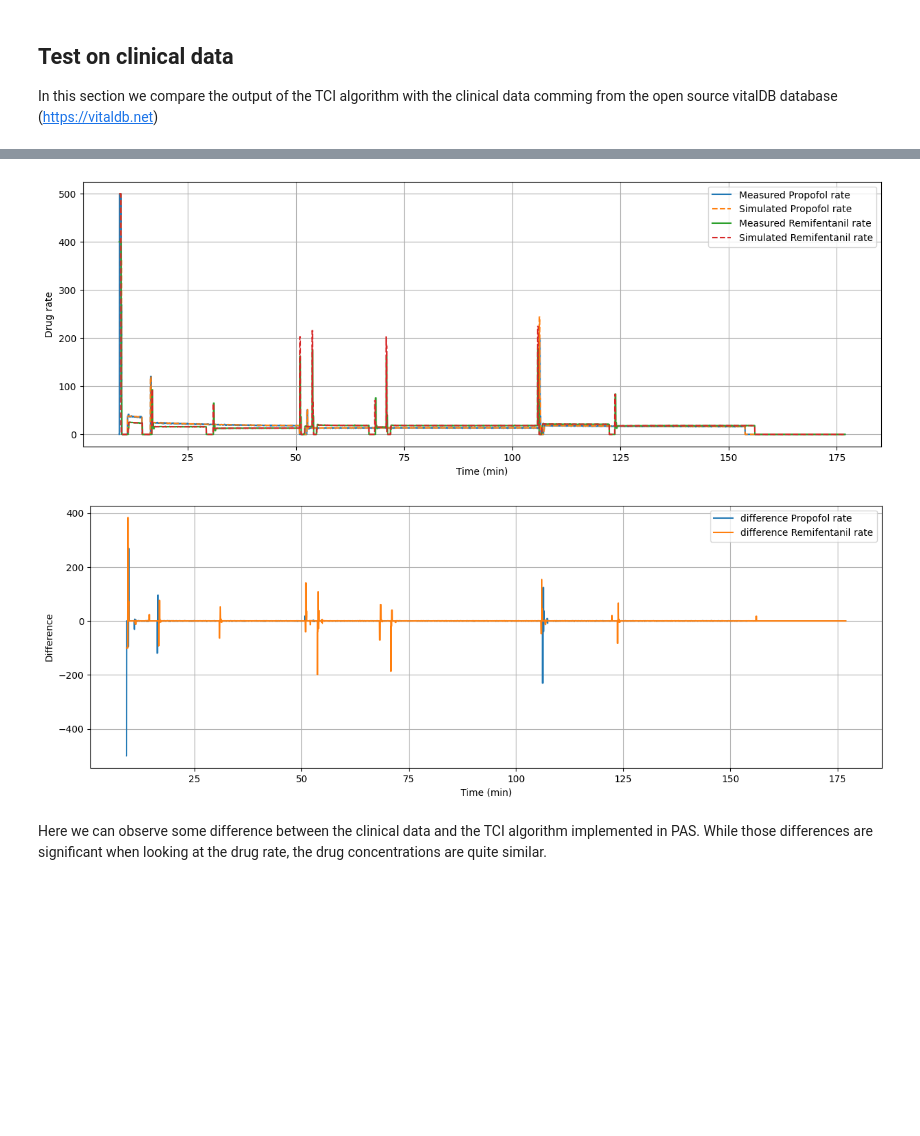
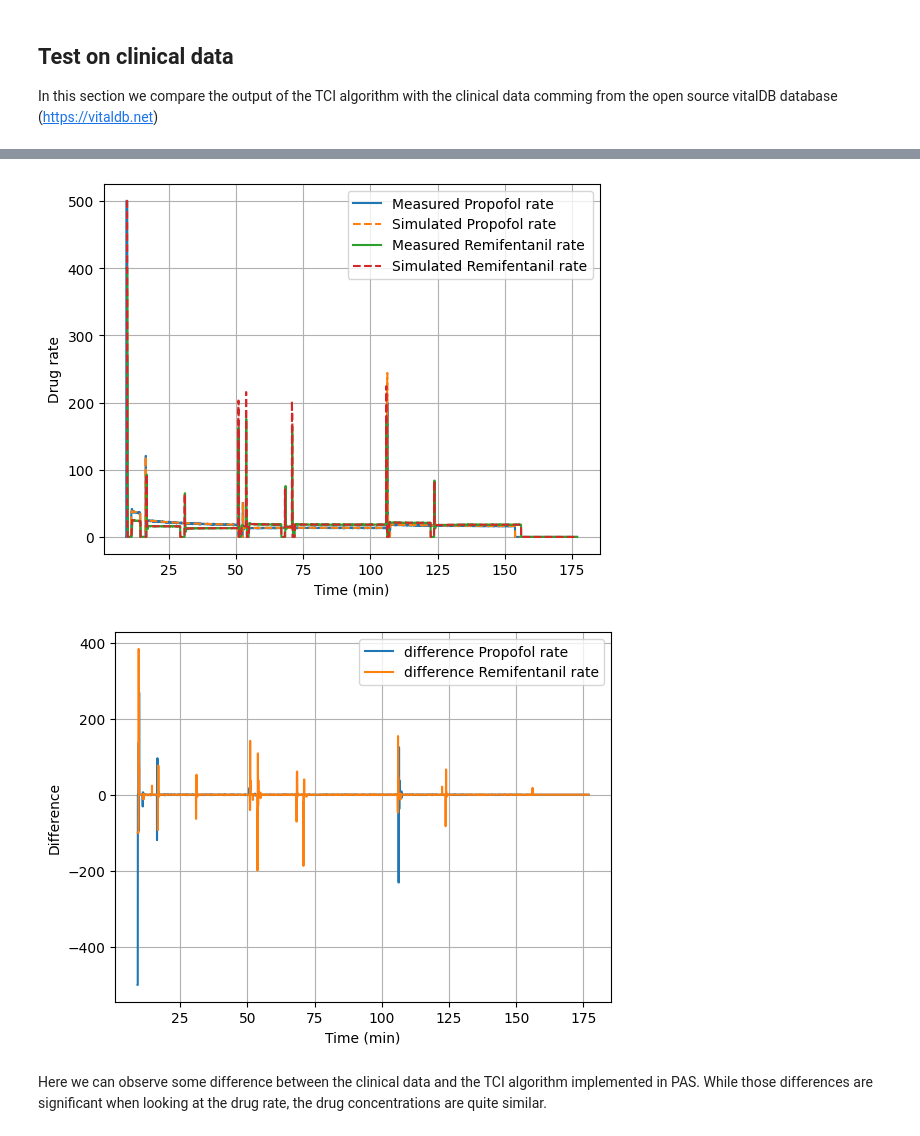
Before and after one commit to yumuk1989/Python_Anesthesia_Simulator, a Jupyter notebook: docs/source/examples/TCI_example.ipynb, the cells around one changed output, grey strips where cells are left out. Cells and saved outputs as stored; diff of their text form; code cells hidden in the pictures; blank space fills up the shorter version.

```diff
--- a/docs/source/examples/TCI_example.ipynb
+++ b/docs/source/examples/TCI_example.ipynb
@@ -141,8 +141,8 @@ data_vitalDB['simulated_remi_rate'] = 0
 for i in range(len(data_vitalDB)):
     propo_target = data_vitalDB['Orchestra/PPF20_CT'].iloc[i] # in ug/ml
     remi_target = data_vitalDB['Orchestra/RFTN20_CT'].iloc[i] # in ng/ml
-    data_vitalDB['simulated_propo_rate'].iloc[i] = TCI_propo.one_step(propo_target) # in ml/h
-    data_vitalDB['simulated_remi_rate'].iloc[i] = TCI_remi.one_step(remi_target) # in ml/h
+    data_vitalDB.at[i, 'simulated_propo_rate'] = TCI_propo.one_step(propo_target) # in ml/h
+    data_vitalDB.at[i, 'simulated_remi_rate'] = TCI_remi.one_step(remi_target) # in ml/h
     Patient_simu_TCI.one_step(u_propo=data_vitalDB['simulated_propo_rate'].iloc[i]/3600 * concentration_vdb,
                               u_remi=data_vitalDB['simulated_remi_rate'].iloc[i]/3600 * concentration_vdb)
     Patient_simu_VitaldDB.one_step(u_propo=data_vitalDB['Orchestra/PPF20_RATE'].iloc[i]/3600* concentration_vdb,
@@ -150,20 +150,18 @@ for i in range(len(data_vitalDB)):
 # %%
 
 # plot the data
-plt.figure(figsize=(15, 5))
 plt.plot(data_vitalDB.index/60, data_vitalDB['Orchestra/PPF20_RATE'], label='Measured Propofol rate')
 plt.plot(data_vitalDB.index/60, data_vitalDB['simulated_propo_rate'], '--', label='Simulated Propofol rate')
 plt.plot(data_vitalDB.index/60, data_vitalDB['Orchestra/RFTN20_RATE'], label='Measured Remifentanil rate')
 plt.plot(data_vitalDB.index/60, data_vitalDB['simulated_remi_rate'], '--', label='Simulated Remifentanil rate')
 plt.xlabel('Time (min)')
 plt.ylabel('Drug rate')
 plt.legend()
 plt.grid()
 plt.show()
 # %% [output]
-[figure, old version]
+[figure, new version]
 # %%
-plt.figure(figsize=(15, 5))
 plt.plot(data_vitalDB.index/60, data_vitalDB['Orchestra/PPF20_RATE']-data_vitalDB['simulated_propo_rate'], label='difference Propofol rate')
 plt.plot(data_vitalDB.index/60, data_vitalDB['Orchestra/RFTN20_RATE']-data_vitalDB['simulated_remi_rate'], label='difference Remifentanil rate')
 plt.xlabel('Time (min)')
@@ -172,7 +170,7 @@ plt.legend()
 plt.grid()
 plt.show()
 # %% [output]
-[figure, old version]
+[figure, new version]
 # %% [markdown]
 Here we can observe some difference between the clinical data and the TCI algorithm implemented in PAS. While those differences are significant when looking at the drug rate, the drug concentrations are quite similar.
 # %%
```
Also changed, not shown: parts of 2 cells of this notebook, 2 other files.
